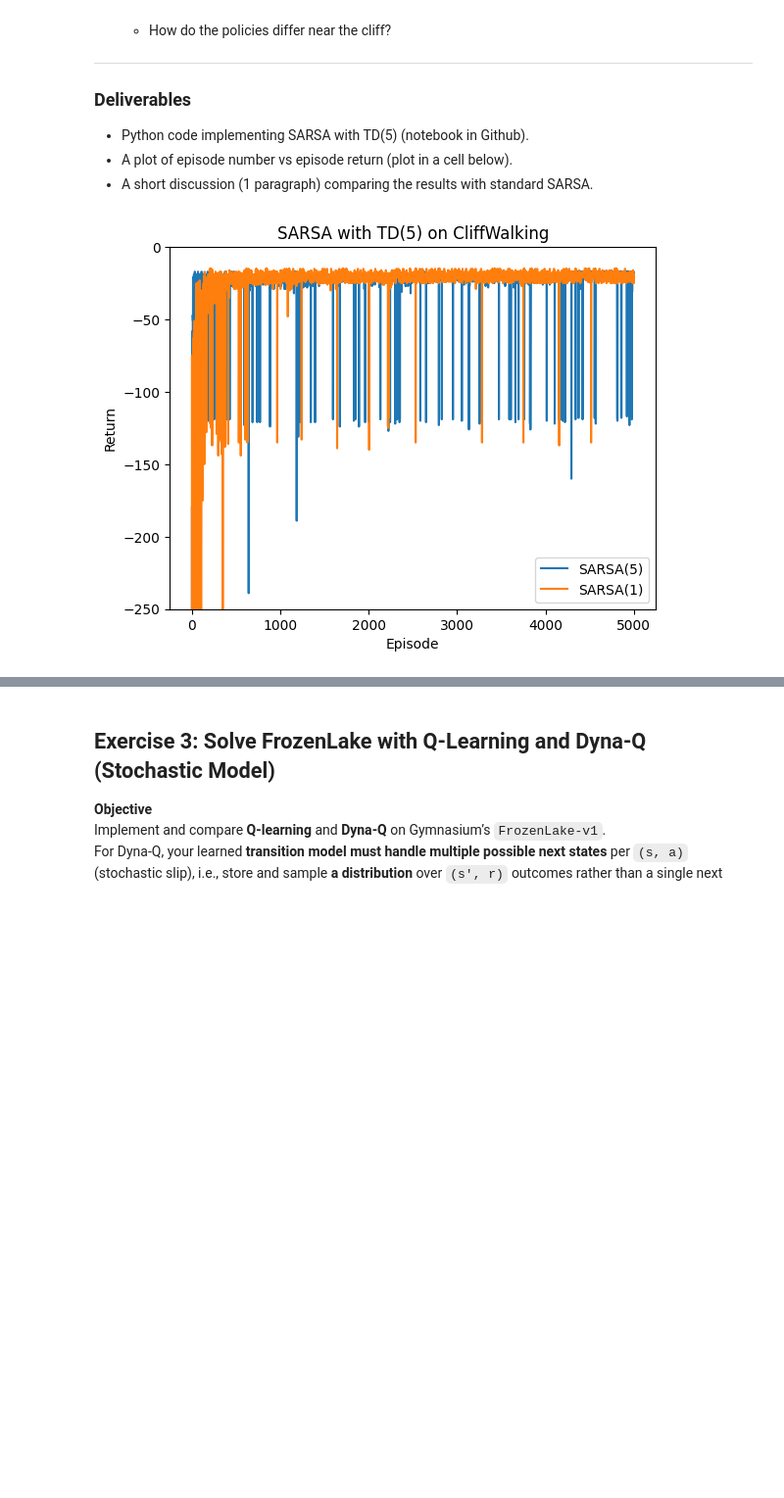
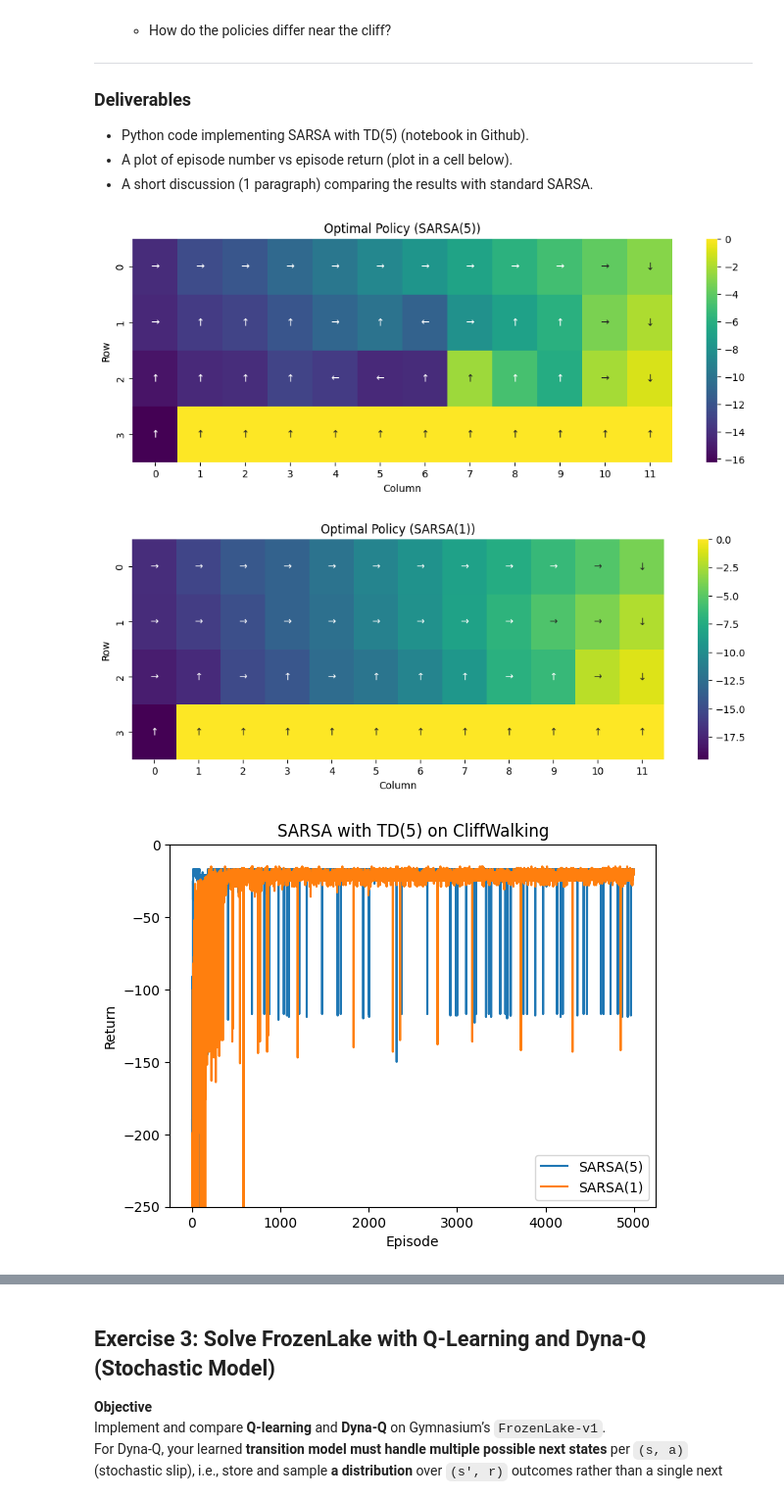
Before and after one commit to RaulAtLehigh/CSE337_P1, a Jupyter notebook: lab4_dyna.ipynb, the cells around one changed output, grey strips where cells are left out. Shown: that part at 98% size. Cells and saved outputs as stored; diff of their text form; code cells hidden in the pictures; blank space fills up the shorter version.

```diff
--- a/lab4_dyna.ipynb
+++ b/lab4_dyna.ipynb
@@ -50,6 +50,28 @@ import numpy as np
 import gymnasium as gym
 from collections import deque
 import matplotlib.pyplot as plt
+import seaborn as sns
+
+def plot_policy(Q, title="SARSA"):
+  # Reshape Q table to a 4x12 grid
+  Q_grid = Q.reshape((4, 12, n_actions))
+
+  # Get the optimal action for each state and its corresponding Q-value
+  optimal_action = np.argmax(Q_grid, axis=2)
+  optimal_policy_Q = np.max(Q_grid, axis=2)
+
+
+  # Define arrow mapping based on action space (0: up, 1: right, 2: down, 3: left)
+  action_arrows = {0: "↑", 1: "→", 2: "↓", 3: "←"}
+  optimal_policy_arrows = np.vectorize(action_arrows.get)(optimal_action)
+
+
+  plt.figure(figsize=(12, 4))
+  sns.heatmap(optimal_policy_Q, annot=optimal_policy_arrows, fmt="", cmap="viridis", cbar=True) # Add color bar back
+  plt.xlabel("Column")
+  plt.ylabel("Row")
+  plt.title("Optimal Policy (" + title + ")")
+  plt.show()
 
 # Environment
 env = gym.make("CliffWalking-v1") # create environment
@@ -59,7 +81,7 @@ n_states = env.observation_space.n
 n_actions = env.action_space.n
 alpha = 0.1           # step size (learning rate)
 gamma = 0.99          # discount factor
-epsilon = 0.05         # epsilon for epsilon-greedy policy
+epsilon = .04
 n_step = 5            # number of steps for TD(n)
 n_episodes = 5000
 
@@ -133,6 +155,7 @@ for ep in range(n_episodes): # Loop for each episode
     # Calculate total return for the episode for plotting
     # Note: Using `len(rewards)` as it directly reflects steps taken.
     episode_returns.append(sum(rewards))
+plot_policy(Q, "SARSA(5)")
 
 # Now adding my one step sarsa from last class:
 
@@ -152,7 +175,7 @@ def greedyPolicy(state, Q): # assuming I can index by state
   return np.argmax(Q[state])
 
 # call using action = self.greedyPolicy()
-epsilon = .05
+
 
 """
 if(step % (max_steps * epsilon) == 0):
@@ -168,35 +191,37 @@ for episode in range(n_episodes):
     for step in range(max_steps):
         next_state, reward, terminated, truncated, info = env.step(action)
         # e-greedy policy
         if(step % (max_steps * epsilon) == 0):
           next_action = env.action_space.sample() # random for this one
         else:
           next_action = greedyPolicy(next_state, Q)
         total_reward += reward
         Q[state][action] = Q[state][action] + learning_rate* ((reward + discount_factor * (Q[next_state][next_action])) - Q[state][action])
         state = next_state
         action = next_action
 
         if terminated or truncated:
             break
 
     #print(f"Episode {episode+1}: total reward = {total_reward}")
     sarsaRewards[episode] = total_reward
 
 env.close()
-
+plot_policy(Q, "SARSA(1)")
 # Plot learning curve
 plt.plot(episode_returns)
 plt.plot(sarsaRewards)
 plt.legend(["SARSA(5)", "SARSA(1)"])
 plt.xlabel("Episode")
 plt.ylabel("Return")
 plt.title(f"SARSA with TD({n_step}) on CliffWalking")
 plt.ylim([-250, 0])
 
 plt.show()
 # %% [output]
-[figure, old version]
+[figure, new version]
+[figure, added]
+[figure, added]
 # %% [markdown]
 
 **Discussion on Sarsa(1) vs Sarsa(5):**
```
Also changed, not shown: parts of 4 cells of this notebook.
